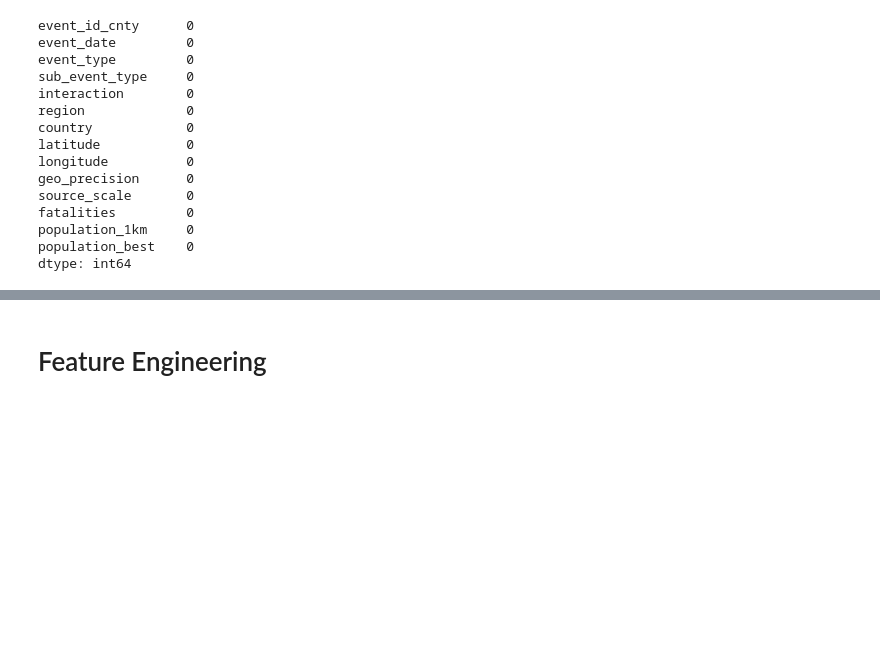
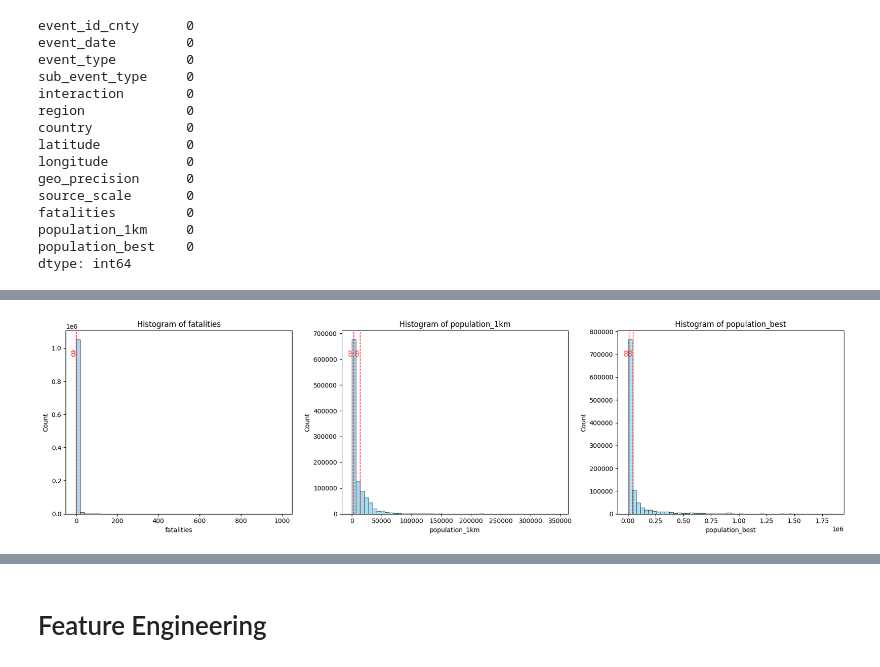
Before and after one commit to CoMa95/Armed-Conflict-Analytics, a Jupyter notebook: notebooks/02_cleaning_engineering.ipynb, the cells around one changed output, grey strips where cells are left out. Cells and saved outputs as stored; diff of their text form; code cells hidden in the pictures; blank space fills up the shorter version.

```diff
--- a/notebooks/02_cleaning_engineering.ipynb
+++ b/notebooks/02_cleaning_engineering.ipynb
@@ -180,0 +180,38 @@ Name: count, dtype: int64
+# %%
+# visualize distributions and quartiles to identify outliers
+
+cols = ["fatalities", "population_1km", "population_best"]
+
+# create figure
+fig, axes = plt.subplots(1, 3, figsize=(18, 5))
+for ax, col in zip(axes, cols):
+    data = df[col].dropna()
+
+    # create histogram
+    sns.histplot(data, bins=50, kde=False, ax=ax, color="skyblue")
+    # calculate quartiles
+    q2 = np.percentile(data, 50)
+    q3 = np.percentile(data, 75)
+    # draw lines for Q2 and Q3
+    for q, label in zip([q2, q3], ["Q2", "Q3"]):
+        ax.axvline(q, color="red", linestyle="--", linewidth=1)
+        ax.text(
+            q,
+            ax.get_ylim()[1] * 0.9,
+            label,
+            rotation=90,
+            verticalalignment="top",
+            horizontalalignment="right",
+            fontsize=8,
+            color="red"
+        )
+
+    # add titles and labels
+    ax.set_title(f"Histogram of {col}")
+    ax.set_xlabel(col)
+    ax.set_ylabel("Count")
+
+plt.tight_layout()
+plt.show()
+# %% [output]
+[figure, added]
```
Also changed, not shown: parts of 7 cells of this notebook.
